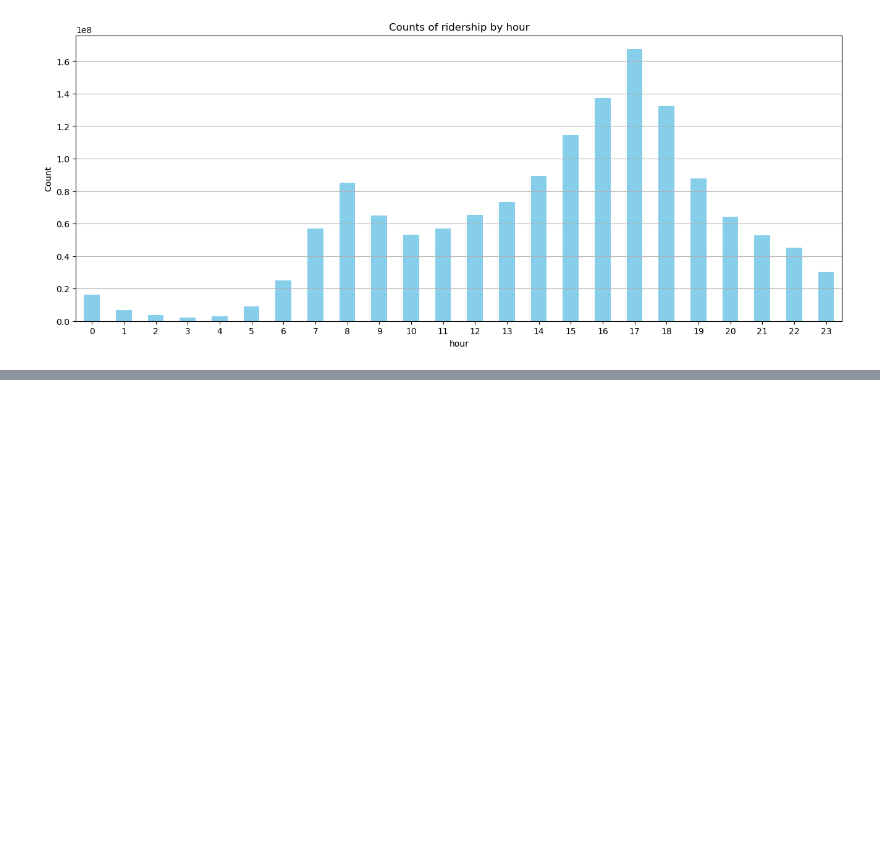
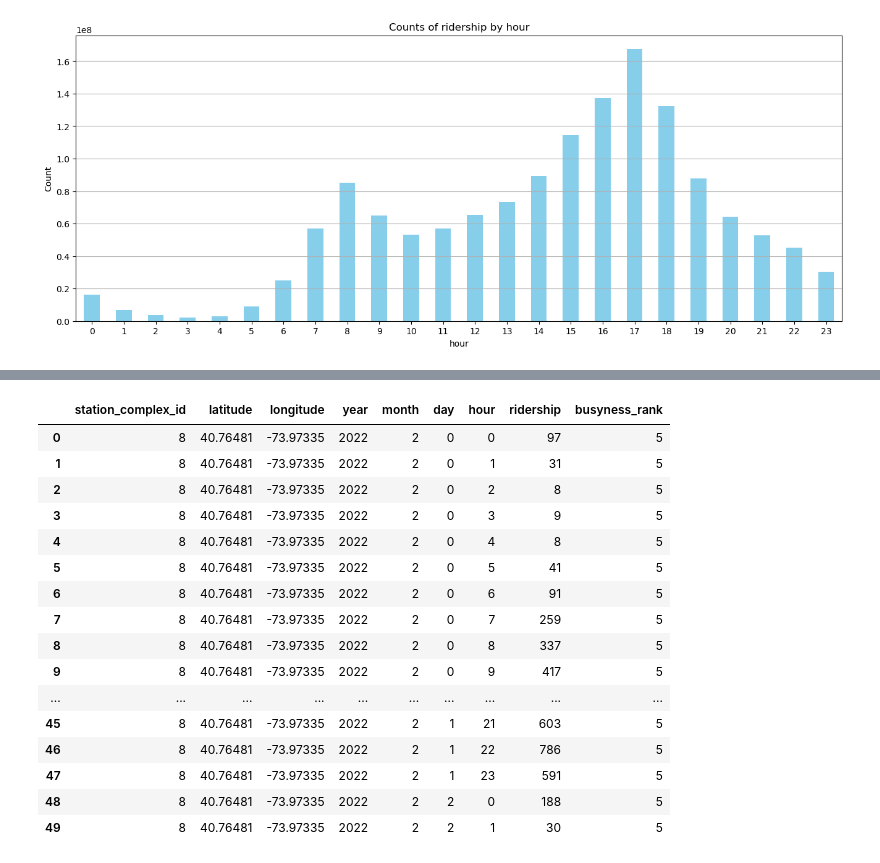
Before and after one commit to Southwick-Adam/ClearPathNYC, a Jupyter notebook: data/data_cleaning/subway_cleaning.ipynb, the cells around one changed output, grey strips where cells are left out. Drawn from its saved outputs; the diff is of its cells as text; code cells hidden in the pictures; blank space fills up the shorter version.

```diff
--- a/DataCleaning/Subway_Data_Cleaning.ipynb
+++ b/data/data_cleaning/subway_cleaning.ipynb
@@ -280,0 +305,20 @@ grouped_df.to_csv('Subway_Data_Final.csv', index=False)
+# %%
+df.head(50)
+# %% [output]
+|  | station_complex_id | latitude | longitude | year | month | day | hour | ridership | busyness_rank |
+| 0 | 8 | 40.76481 | -73.97335 | 2022 | 2 | 0 | 0 | 97 | 5 |
+| 1 | 8 | 40.76481 | -73.97335 | 2022 | 2 | 0 | 1 | 31 | 5 |
+| 2 | 8 | 40.76481 | -73.97335 | 2022 | 2 | 0 | 2 | 8 | 5 |
+| 3 | 8 | 40.76481 | -73.97335 | 2022 | 2 | 0 | 3 | 9 | 5 |
+| 4 | 8 | 40.76481 | -73.97335 | 2022 | 2 | 0 | 4 | 8 | 5 |
+| 5 | 8 | 40.76481 | -73.97335 | 2022 | 2 | 0 | 5 | 41 | 5 |
+| 6 | 8 | 40.76481 | -73.97335 | 2022 | 2 | 0 | 6 | 91 | 5 |
+| 7 | 8 | 40.76481 | -73.97335 | 2022 | 2 | 0 | 7 | 259 | 5 |
+| 8 | 8 | 40.76481 | -73.97335 | 2022 | 2 | 0 | 8 | 337 | 5 |
+| 9 | 8 | 40.76481 | -73.97335 | 2022 | 2 | 0 | 9 | 417 | 5 |
+| ... | ... | ... | ... | ... | ... | ... | ... | ... | ... |
+| 45 | 8 | 40.76481 | -73.97335 | 2022 | 2 | 1 | 21 | 603 | 5 |
+| 46 | 8 | 40.76481 | -73.97335 | 2022 | 2 | 1 | 22 | 786 | 5 |
+| 47 | 8 | 40.76481 | -73.97335 | 2022 | 2 | 1 | 23 | 591 | 5 |
+| 48 | 8 | 40.76481 | -73.97335 | 2022 | 2 | 2 | 0 | 188 | 5 |
+| 49 | 8 | 40.76481 | -73.97335 | 2022 | 2 | 2 | 1 | 30 | 5 |
```
Also changed, not shown: parts of 10 cells of this notebook, 4 other files.
